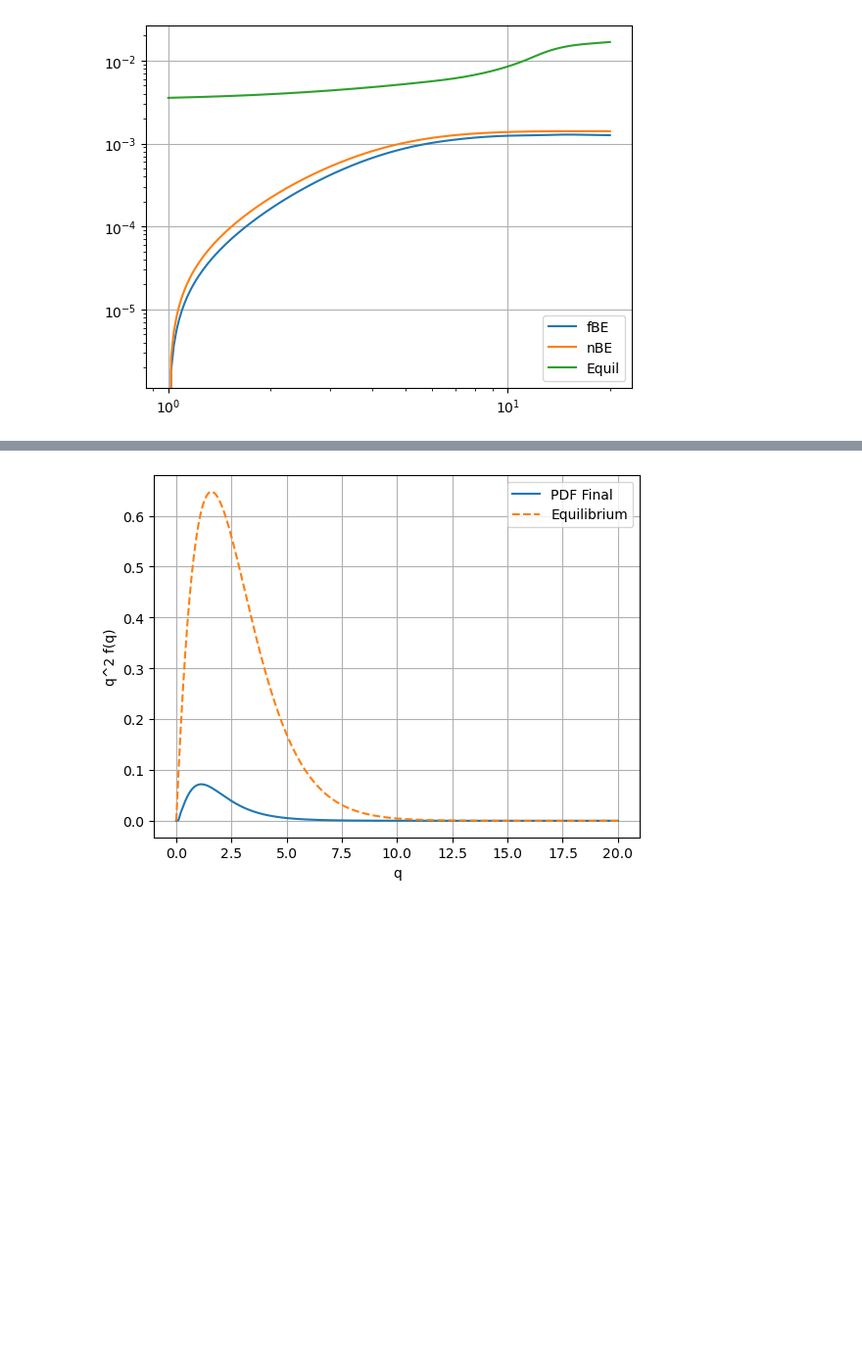
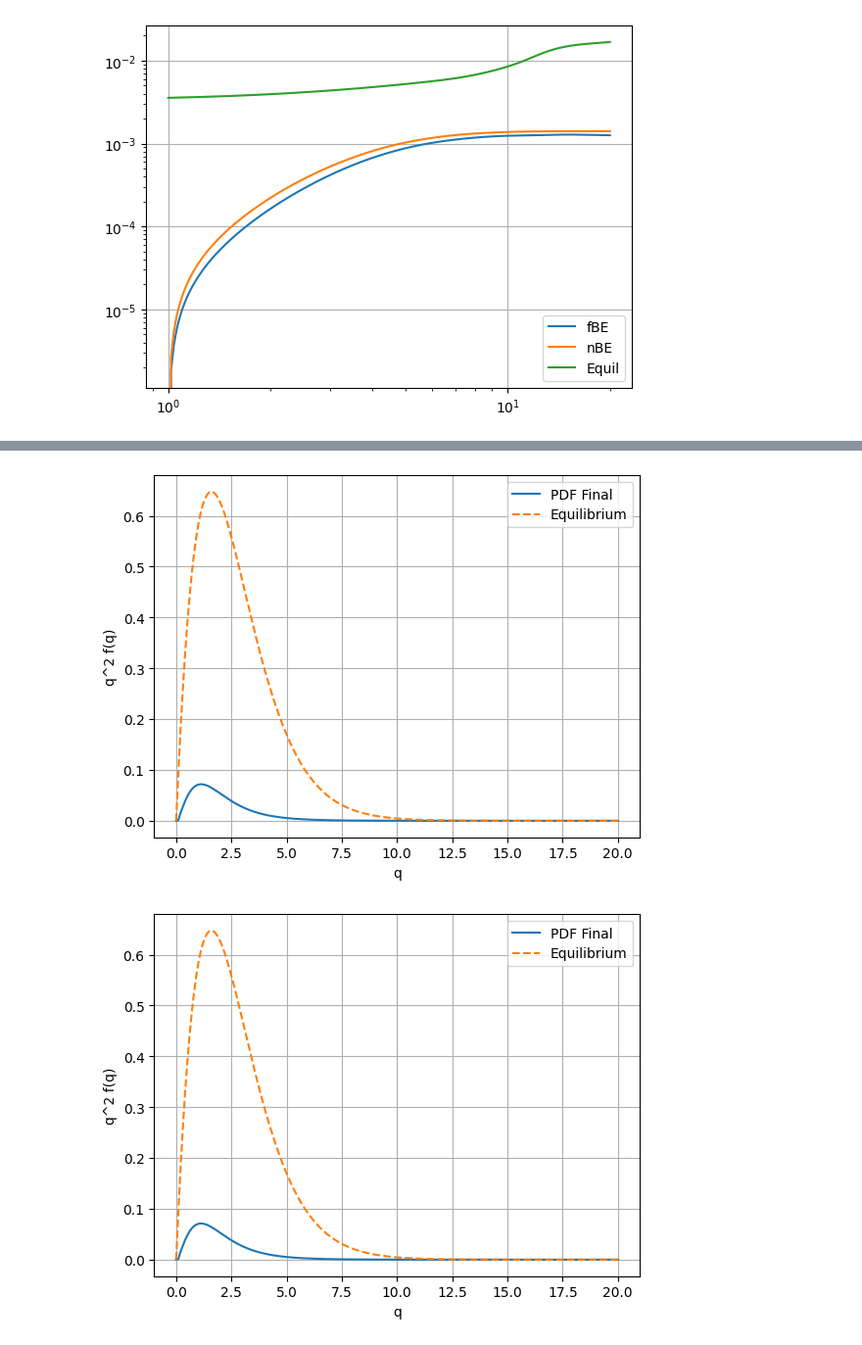
Before and after one commit to Maxim-Laletin/PyBolt, a Jupyter notebook: UsingFBEpackage.ipynb, the cells around one changed output, grey strips where cells are left out. Shown: that part at 98% size. Saved outputs shown, nothing was run; the diff lists cells and outputs as text; code cells hidden in the pictures; blank space fills up the shorter version.

```diff
--- a/UsingFBEpackage.ipynb
+++ b/UsingFBEpackage.ipynb
@@ -102,4 +133,6 @@ Y_nbe =  0.001409904087159897
 # %%
 TauDecAx.plotFinalPDF()
+TauDecAx2.plotFinalPDF()
 # %% [output]
 [figure]
+[figure, added]
```
Also changed, not shown: parts of 10 cells of this notebook, 1 other file.
